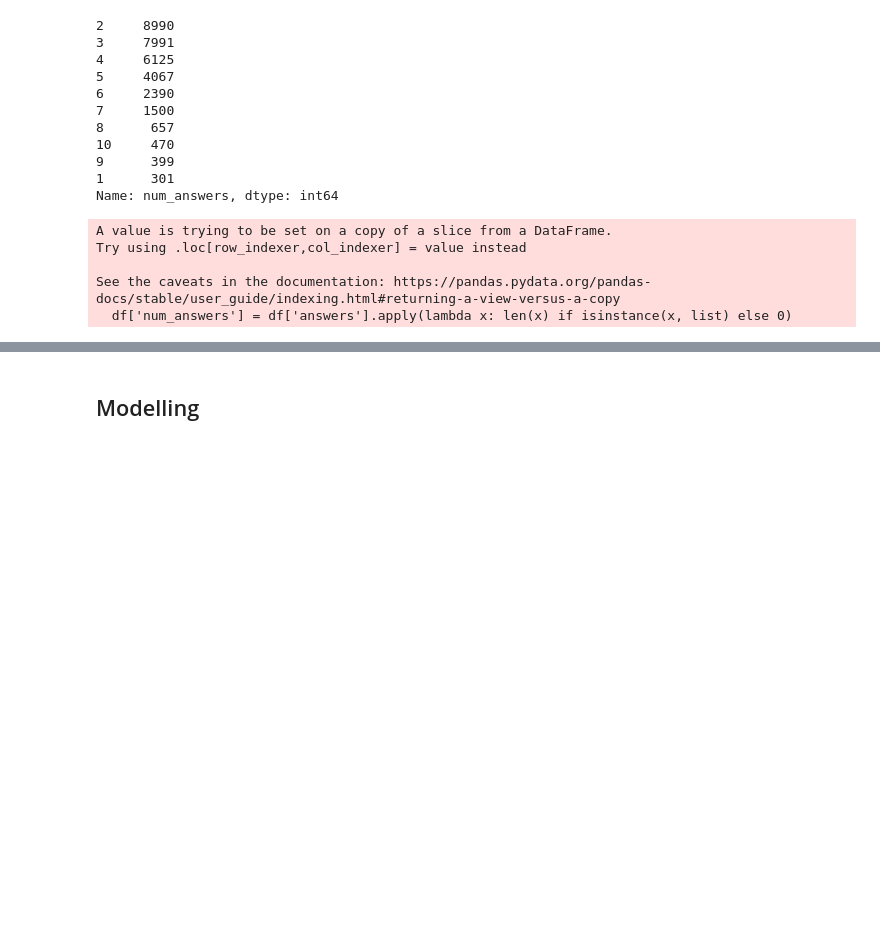
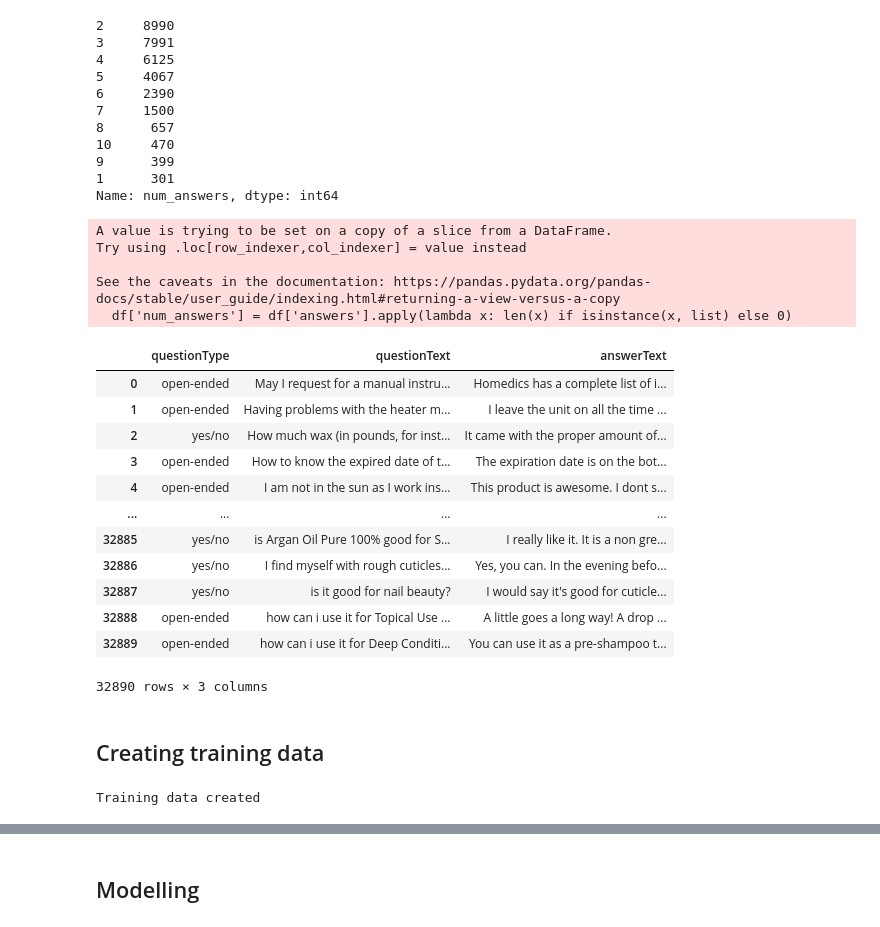
Before and after one commit to MwangiWambugu/AI-chatbot-for-eCommerce-Store, a Jupyter notebook: index.ipynb, the cells around one changed output, grey strips where cells are left out. Cells and saved outputs as stored; diff of their text form; code cells hidden in the pictures; blank space fills up the shorter version.

Commit message:
Did Modelling

```diff
--- a/index.ipynb
+++ b/index.ipynb
@@ -592,3 +599,70 @@ Try using .loc[row_indexer,col_indexer] = value instead
 
 See the caveats in the documentation: https://pandas.pydata.org/pandas-docs/stable/user_guide/indexing.html#returning-a-view-versus-a-copy
   df['num_answers'] = df['answers'].apply(lambda x: len(x) if isinstance(x, list) else 0)
+# %%
+df1
+# %% [output]
+|  | questionType | questionText | answerText |
+| 0 | open-ended | May I request for a manual instru... | Homedics has a complete list of i... |
+| 1 | open-ended | Having problems with the heater m... | I leave the unit on all the time ... |
+| 2 | yes/no | How much wax (in pounds, for inst... | It came with the proper amount of... |
+| 3 | open-ended | How to know the expired date of t... | The expiration date is on the bot... |
+| 4 | open-ended | I am not in the sun as I work ins... | This product is awesome. I dont s... |
+| ... | ... | ... | ... |
+| 32885 | yes/no | is Argan Oil Pure 100% good for S... | I really like it. It is a non gre... |
+| 32886 | yes/no | I find myself with rough cuticles... | Yes, you can. In the evening befo... |
+| 32887 | yes/no | is it good for nail beauty? | I would say it's good for cuticle... |
+| 32888 | open-ended | how can i use it for Topical Use ... | A little goes a long way! A drop ... |
+| 32889 | open-ended | how can i use it for Deep Conditi... | You can use it as a pre-shampoo t... |
+32890 rows × 3 columns
+# %% [markdown]
+## Creating training data
+# %%
+from sklearn.feature_extraction.text import CountVectorizer
+from tensorflow.keras.models import Sequential
+from tensorflow.keras.layers import Dense, Dropout
+from nltk.stem import WordNetLemmatizer
+from nltk.tokenize import word_tokenize
+import numpy as np
+
+
+
+# Assuming df1 is your DataFrame with columns 'questionType', 'questionText', and 'answerText'
+# Replace this with your actual DataFrame
+# df1 = ...
+
+# Tokenize and lemmatize the text data
+lemmatizer = WordNetLemmatizer()
+df1['lemmatizedText'] = df1.apply(lambda row: ' '.join([lemmatizer.lemmatize(word.lower()) for word in word_tokenize(row['questionText'] + ' ' + row['answerText'])]), axis=1)
+
+# Create a list of question types
+question_types = df1['questionType'].unique()
+
+# Create training data for each question type
+training_data = []
+for question_type in question_types:
+    subset_df = df1[df1['questionType'] == question_type]
+
+    # Create bag of words representation for each question
+    for index, row in subset_df.iterrows():
+        bag = row['lemmatizedText']
+        output_row = [0] * len(question_types)
+        output_row[np.where(question_types == question_type)[0][0]] = 1
+        training_data.append([bag, output_row])
+
+# Separate bags of words and output rows
+bags_of_words = [item[0] for item in training_data]
+output_rows = [item[1] for item in training_data]
+
+# Convert to numerical data using Count Vectorization
+vectorizer = CountVectorizer()
+X = vectorizer.fit_transform(bags_of_words)
+numerical_data = X.toarray()
+
+# Separate features (X) and labels (Y)
+train_x = numerical_data
+train_y = np.array(output_rows)
+
+print("\nTraining data created")
+# %% [output]
+Training data created
```
Also changed, not shown: parts of 29 cells of this notebook, 1 other file.
